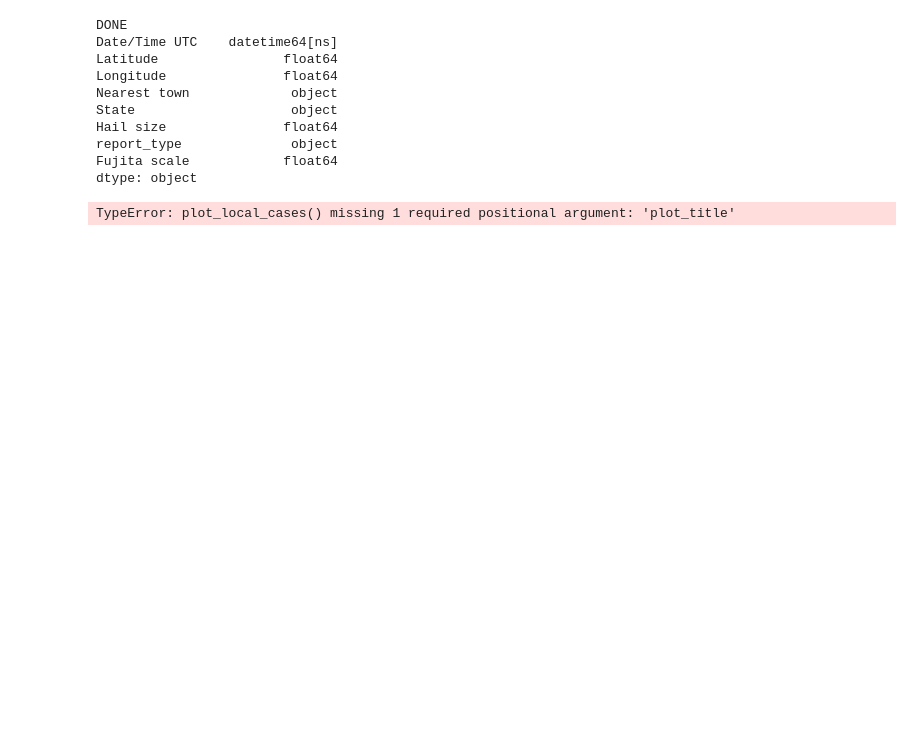
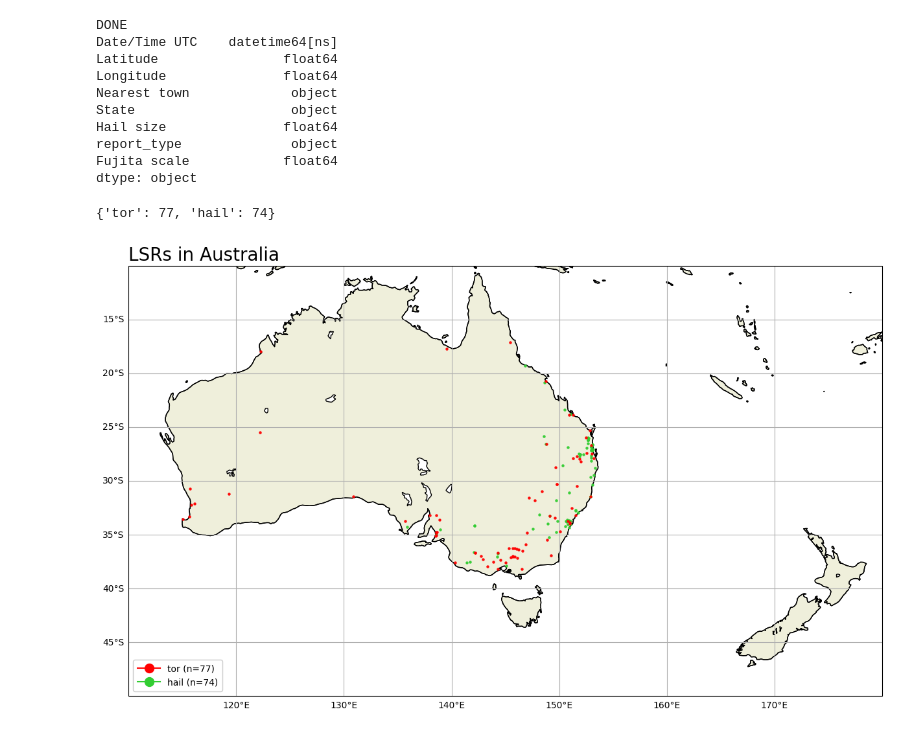
Before and after one commit to brightbandtech/ExtremeWeatherBench, a Jupyter notebook: docs/notebooks/craven_sigsvr_aus.ipynb, the cells around one changed output. Saved outputs shown, nothing was run; the diff lists cells and outputs as text; code cells hidden in the pictures; blank space fills up the shorter version.

```diff
--- a/docs/notebooks/craven_sigsvr_aus.ipynb
+++ b/docs/notebooks/craven_sigsvr_aus.ipynb
@@ -41,6 +49,5 @@ from matplotlib.lines import Line2D
 # %%
-# this is a hack to see if Australia LSRs can be made to work for our purposes
-
+# This is modified from the original code for CONUS to work with Australian LSR data
 def extract_lsr_data_australia(date: pd.Timestamp) -> pd.DataFrame:
     """Pull the latest LSR data for a given date. We pull all reorts within 1 day. If date is none, we return all reports
 
@@ -50,12 +57,11 @@ def extract_lsr_data_australia(date: pd.Timestamp) -> pd.DataFrame:
         df: A pandas DataFrame containing the LSR data with columns lat, lon, report_type, time, and scale.
     """
 
-    # LOCAL FILE HACK
-    aus_file = '/home/amy/AustralianLSRData_2020-2024.csv'
+    aus_file = "gs://extremeweatherbench/datasets/AustralianLSRData_2020-2024.csv"
 
     # Read the CSV files with all columns to identify report types
     try:
-        df = pd.read_csv(aus_file, delimiter=',', engine='python', parse_dates=['Date/Time UTC'], date_format='%Y-%m-%d %H:%M:%S')
+        df = pd.read_csv(aus_file, delimiter=',', engine='python', storage_options=dict(token="anon"), parse_dates=['Date/Time UTC'], date_format='%Y-%m-%d %H:%M:%S')
     except Exception as e:
         print(f'Error pulling hail data for {date}: {e}')
         return pd.DataFrame()
@@ -202,15 +225,17 @@ def plot_local_cases(left_lon, right_lon, bot_lat, top_lat, df, pph, filename, p
     ax.set_title(plot_title, loc='left', fontsize=20)
     plt.savefig(filename, transparent=True)
 # %%
+# quick test of all points in Australia
 bot_lat = -50
 top_lat = -10
 left_lon = 110
 right_lon = 180
 filename = 'Australia_LSR.png'
 plot_title = 'LSRs in Australia'
 
 aus_data = extract_lsr_data_australia(date=None)  # Get all reports
 
-plot_local_cases(left_lon, right_lon, bot_lat, top_lat, aus_data, filename, plot_title)
+plot_local_cases(left_lon, right_lon, bot_lat, top_lat, aus_data, None, filename, plot_title)
 # %% [output]
-TypeError: plot_local_cases() missing 1 required positional argument: 'plot_title'
+{'tor': 77, 'hail': 74}
+[figure, added]
```
Also changed, not shown: parts of 12 cells of this notebook, 26 other files.
